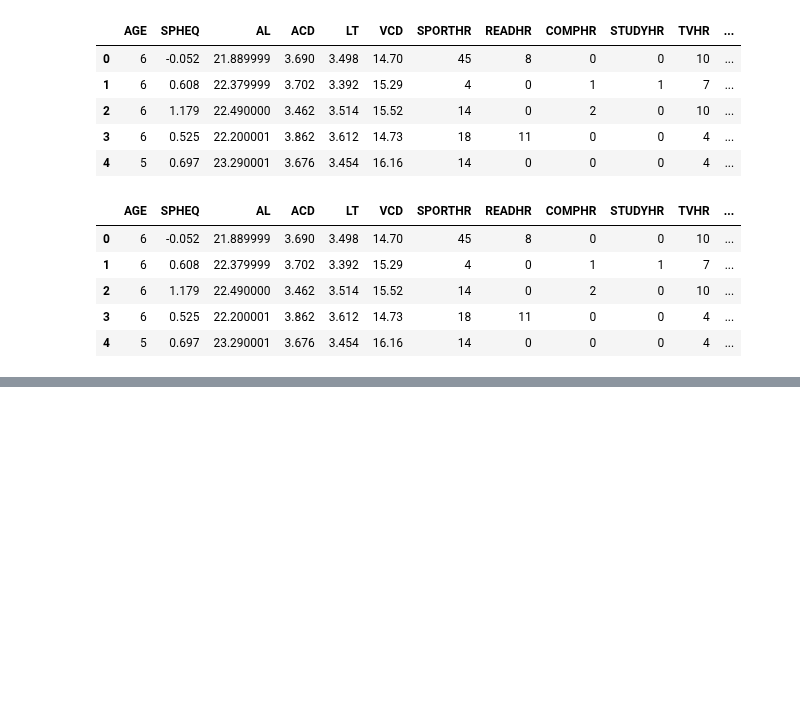
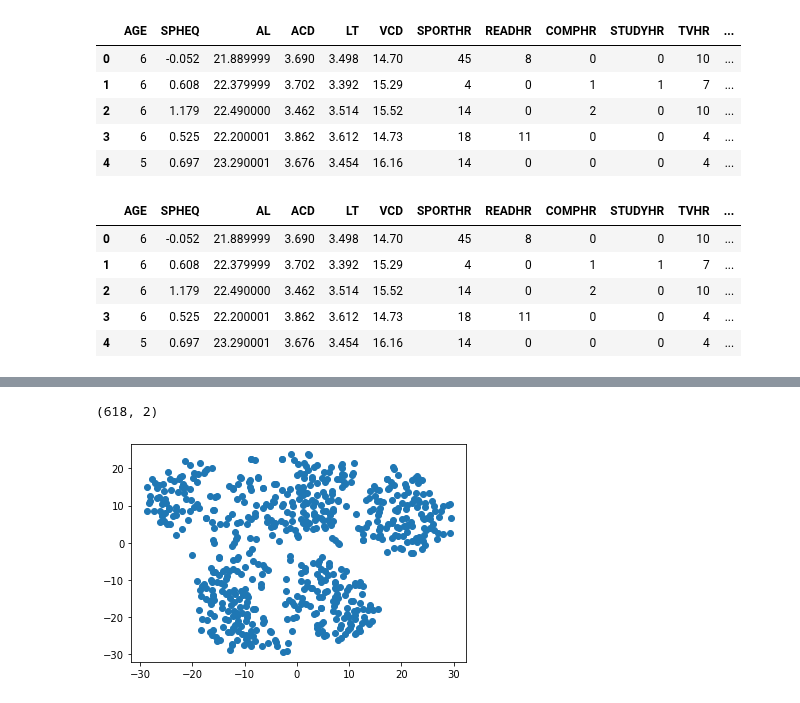
Before and after one commit to truthprice/unsupervised-learning, a Jupyter notebook: Myopia_Clusters.ipynb, the cells around one changed output, grey strips where cells are left out. Cells and saved outputs as stored; diff of their text form; code cells hidden in the pictures; blank space fills up the shorter version.

Commit message:
scatter plot, k-means and elbow curve (including recommendation)

```diff
--- a/Myopia_Clusters.ipynb
+++ b/Myopia_Clusters.ipynb
@@ -32,7 +32,7 @@ myopia_df.head()
 | 4 | 5 | 0.697 | 23.290001 | 3.676 | 3.454 | 16.16 | 14 | 0 | 0 | 0 | 4 | ... |
 # %%
 # Standardize the data
-myopia_scaled = StandardScaler().fit_transform(myopia_df)
+X = StandardScaler().fit_transform(myopia_df)
 # %%
 # Applying PCA to reduce dimensions
 
@@ -40,7 +40,7 @@ myopia_scaled = StandardScaler().fit_transform(myopia_df)
 pca = PCA(n_components=0.90)
 
 # Get two principal components for the iris data.
-myopia_pca = pca.fit_transform(myopia_scaled)
+myopia_pca = pca.fit_transform(X)
 
 # Transform PCA data to a DataFrame
 myopia_pca_df = pd.DataFrame(data = myopia_pca)
@@ -54,5 +54,16 @@ myopia_pca_df.head()
 | 4 | -0.388503 | -2.839655 | -0.229767 | -0.622510 | 0.271458 | -0.928956 | 0.537900 | -1.301787 | 0.279007 | 0.631183 |
 # %%
 # Initialize the t-SNE model and reduce the dimensions
-tsne = TSNE()
+tsne = TSNE(learning_rate = 40)
 tsne_features = tsne.fit_transform(myopia_pca_df)
+tsne_features.shape
+# %% [output]
+(618, 2)
+# %%
+# Scatter plot to see clustering
+myopia_pca_df['x'] = tsne_features[:,0]
+myopia_pca_df['y'] = tsne_features[:,1]
+plt.scatter(myopia_pca_df['x'], myopia_pca_df['y'])
+plt.show()
+# %% [output]
+[figure, added]
```
Also changed, not shown: parts of 3 cells of this notebook.
